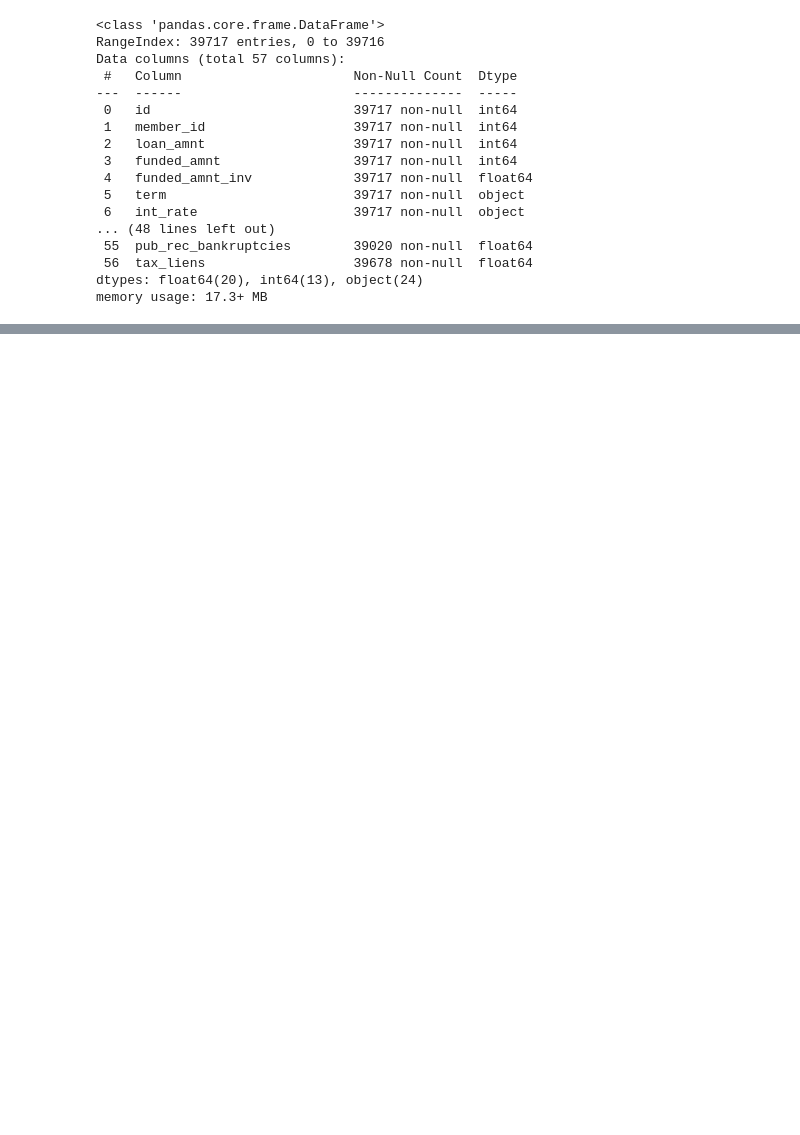
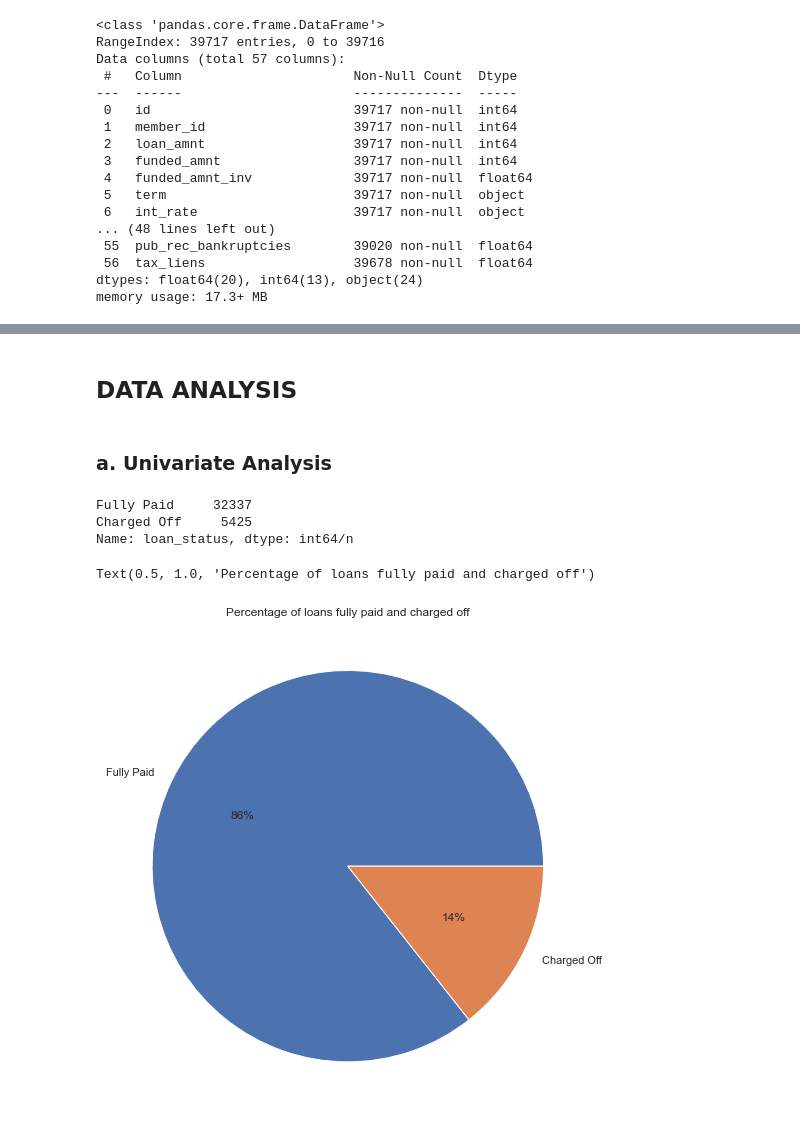
Before and after one commit to abhijeetpj/Advanced-Regression, a Jupyter notebook: LendingClub_CaseStudy/LendingClub_CaseStudy.ipynb, the cells around one changed output, grey strips where cells are left out. Cells and saved outputs as stored; diff of their text form; code cells hidden in the pictures; blank space fills up the shorter version.

Commit message:
Add files via upload
with univariate and segmented univariate plots

```diff
--- a/LendingClub_CaseStudy/LendingClub_CaseStudy.ipynb
+++ b/LendingClub_CaseStudy/LendingClub_CaseStudy.ipynb
@@ -251,0 +342,3 @@ loan.shape
+# %%
+loan['emp_length'].fillna('Others', inplace=True)
+loan['emp_length'].unique()
@@ -251,0 +350,6 @@ loan.shape
+# %%
+# Let's drop the rows with missing values
+loan = loan[~loan['pub_rec_bankruptcies'].isnull()]
+loan = loan[~loan['last_pymnt_year'].isnull()]
+loan = loan[~loan['revol_util%'].isnull()]
+loan = loan[~loan['last_credit_pull_year'].isnull()]
@@ -251,0 +358,4 @@ loan.shape
+# %%
+# Removing the rows having 'Current' as the 'loan_status'
+loan = loan[~(loan['loan_status'] == 'Current')]
+loan
@@ -251,0 +378,16 @@ loan.shape
+# %%
+loan = loan.drop(['delinq_2yrs',
+                    'inq_last_6mths',
+                    'pub_rec',
+                    'total_acc',
+                    'out_prncp',
+                    'out_prncp_inv',
+                    'total_pymnt',
+                    'total_pymnt_inv',
+                    'total_rec_prncp',
+                    'total_rec_int',
+                    'total_rec_late_fee',
+                    'recoveries',
+                    'collection_recovery_fee',
+                    'last_pymnt_amnt',], axis=1)
+loan
@@ -251,0 +498,24 @@ loan.shape
+# %% [markdown]
+## DATA ANALYSIS
+# %% [markdown]
+### a. Univariate Analysis
+# %%
+print(loan["loan_status"].value_counts(), end="/n")
+# %% [output]
+Fully Paid     32337
+Charged Off     5425
+Name: loan_status, dtype: int64/n
+# %%
+from collections import Counter
+
+fullypaid_percent = round(sum(loan.loan_status == 'Fully Paid')/len(loan) * 100, 2)
+chargedoff_percent = round(sum(loan.loan_status == 'Charged Off')/len(loan) * 100, 2)
+
+counts = Counter(loan.loan_status.unique())
+fig, ax = plt.subplots()
+fig.set_size_inches(10, 9)
+plt.pie([fullypaid_percent, chargedoff_percent], labels=counts.keys(), autopct='%1.0f%%')
+plt.title('Percentage of loans fully paid and charged off')
+# %% [output]
+Text(0.5, 1.0, 'Percentage of loans fully paid and charged off')
+[figure, added]
```
Also changed, not shown: parts of 91 cells of this notebook.
